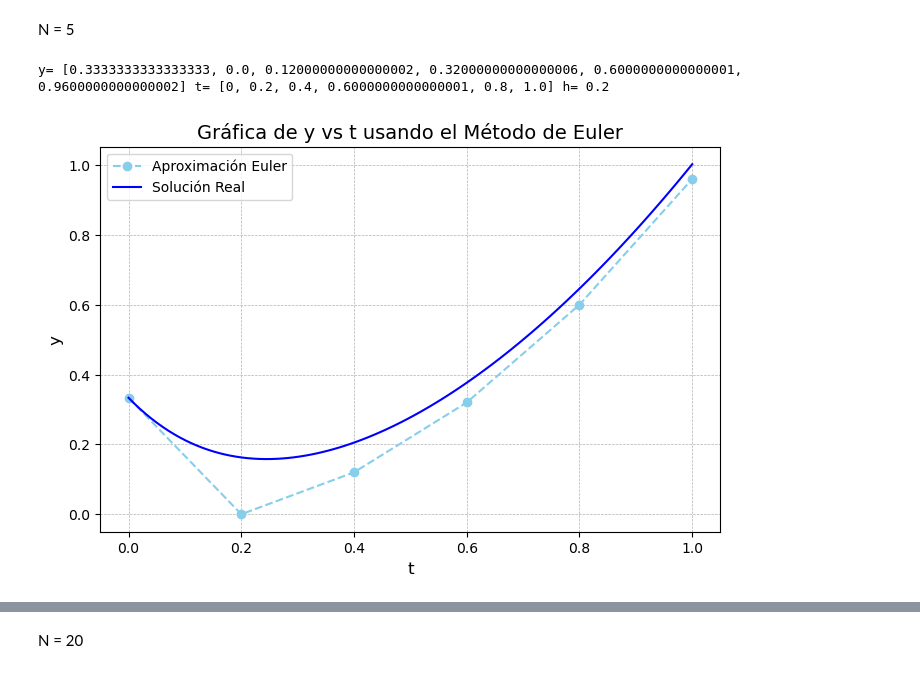
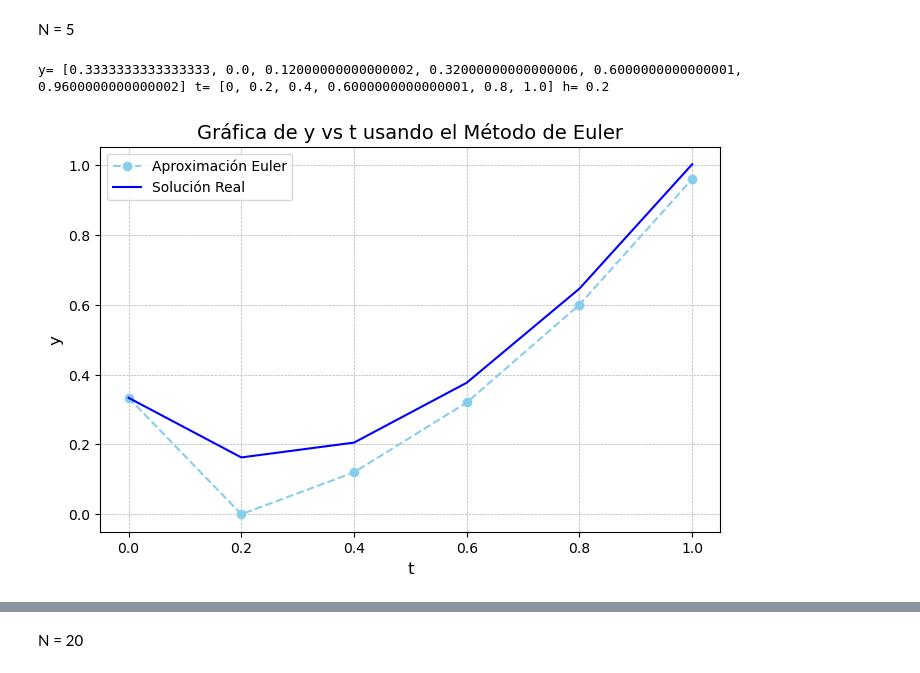
Before and after one commit to alda244/MN_EXAMEN_IIB_2024B, a Jupyter notebook: p5_ODE.ipynb, the cells around one changed output, grey strips where cells are left out. Cells and saved outputs as stored; diff of their text form; code cells hidden in the pictures.

```diff
--- a/p5_ODE.ipynb
+++ b/p5_ODE.ipynb
@@ -91,35 +91,35 @@ import matplotlib.pyplot as plt
 import numpy as np
 
 def f(t, y):
     return -5 * y + 5 * t **2 + 2 * t
 
 a = 0
 b = 1
 N = 5
 
 y0 = 1/3
 
 resultado = ODE_euler(a=a, b=b,f=f, y_t0=y0 ,N=N)
 ys = resultado[0]
 ts = resultado[1]
 h = resultado[2]
 
 print("y=",ys,"t=",ts,"h=",h)
-t_real = np.linspace(a, b, 100)
+t_real = np.linspace(a, b, 6)
 y_real = (t_real) ** 2 + 1/3 * np.exp(-5 * t_real)
 
 plt.figure(figsize=(8, 5))
 plt.plot(ts, ys, marker='o', linestyle='--', label='Aproximación Euler', color='skyblue')
 plt.plot(t_real, y_real, linestyle='-', label='Solución Real', color='blue')
 plt.title('Gráfica de y vs t usando el Método de Euler', fontsize=14)
 plt.xlabel('t', fontsize=12)
 plt.ylabel('y', fontsize=12)
 plt.grid(True, which='both', linestyle='--', linewidth=0.5)
 plt.legend(fontsize=10)
 plt.show()
 # %% [output]
 y= [0.3333333333333333, 0.0, 0.12000000000000002, 0.32000000000000006, 0.6000000000000001, 0.9600000000000002] t= [0, 0.2, 0.4, 0.6000000000000001, 0.8, 1.0] h= 0.2
-[figure, old version]
+[figure, new version]
 # %%
 # Calcular error relativo
 
```
Also changed, not shown: parts of 5 cells of this notebook.
